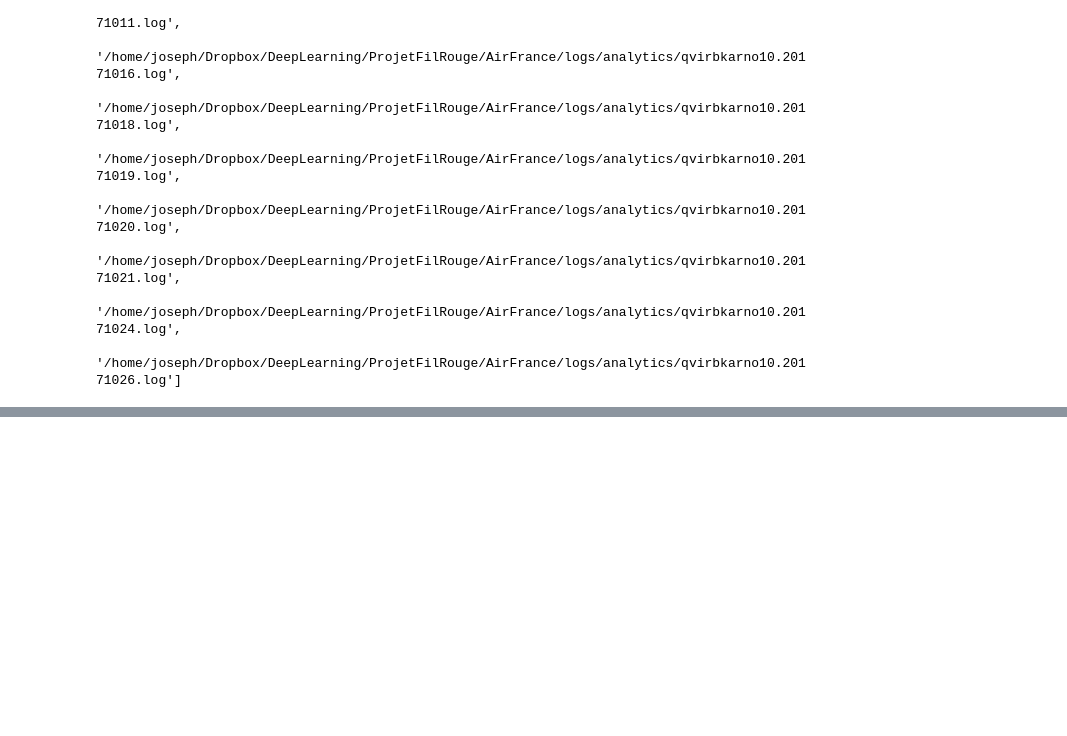
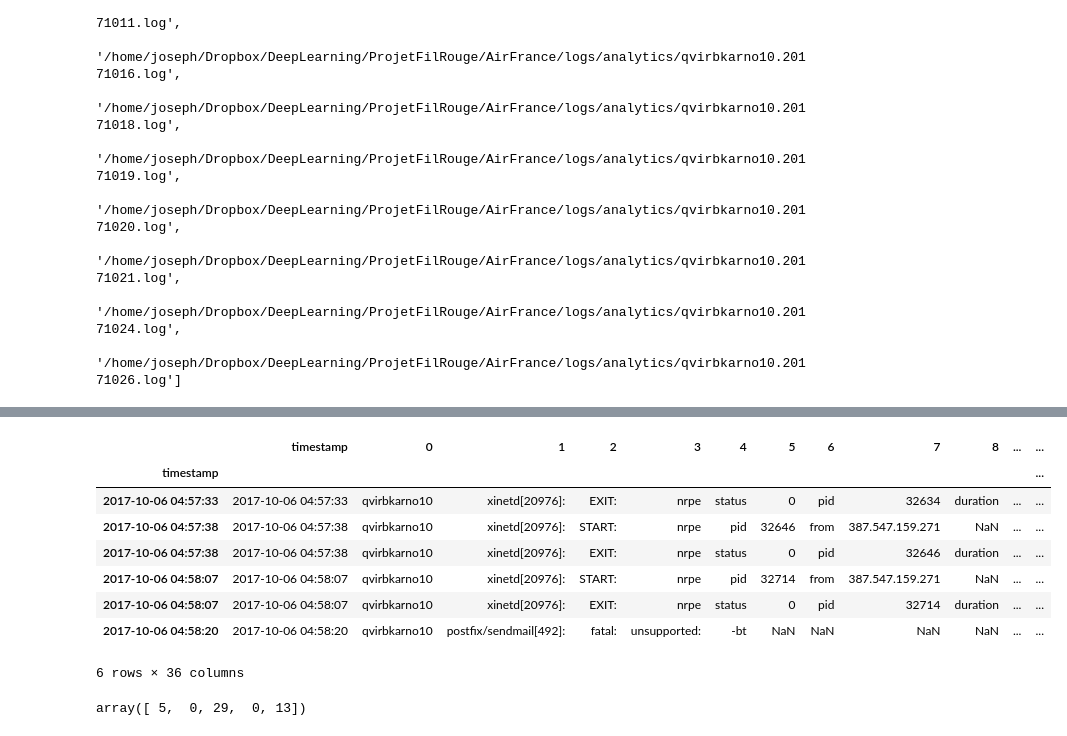
Before and after one commit to TheAmazonLogTeam/LogKiller, a Jupyter notebook: test_time_series.ipynb, the cells around one changed output, grey strips where cells are left out. Cells and saved outputs as stored; diff of their text form; code cells hidden in the pictures; blank space fills up the shorter version.

```diff
--- a/test_time_series.ipynb
+++ b/test_time_series.ipynb
@@ -227,0 +336,18 @@ array([ 0,  1,  2,  3,  4,  5,  6,  7,  8,  9, 10, 11, 12, 13, 14, 15, 16,
+# %%
+ streaming_data_list[0].index = pd.to_datetime(streaming_data_list[0].timestamp, format='%Y-%m-%d %H:%M:%S')
+# %%
+ streaming_data_list[0]
+# %% [output]
+|  | timestamp | 0 | 1 | 2 | 3 | 4 | 5 | 6 | 7 | 8 | ... | ... |
+| timestamp |  |  |  |  |  |  |  |  |  |  |  | ... |
+| 2017-10-06 04:57:33 | 2017-10-06 04:57:33 | qvirbkarno10 | xinetd[20976]: | EXIT: | nrpe | status | 0 | pid | 32634 | duration | ... | ... |
+| 2017-10-06 04:57:38 | 2017-10-06 04:57:38 | qvirbkarno10 | xinetd[20976]: | START: | nrpe | pid | 32646 | from | 387.547.159.271 | NaN | ... | ... |
+| 2017-10-06 04:57:38 | 2017-10-06 04:57:38 | qvirbkarno10 | xinetd[20976]: | EXIT: | nrpe | status | 0 | pid | 32646 | duration | ... | ... |
+| 2017-10-06 04:58:07 | 2017-10-06 04:58:07 | qvirbkarno10 | xinetd[20976]: | START: | nrpe | pid | 32714 | from | 387.547.159.271 | NaN | ... | ... |
+| 2017-10-06 04:58:07 | 2017-10-06 04:58:07 | qvirbkarno10 | xinetd[20976]: | EXIT: | nrpe | status | 0 | pid | 32714 | duration | ... | ... |
+| 2017-10-06 04:58:20 | 2017-10-06 04:58:20 | qvirbkarno10 | postfix/sendmail[492]: | fatal: | unsupported: | -bt | NaN | NaN | NaN | NaN | ... | ... |
+6 rows × 36 columns
+# %%
+(streaming_data_list[0].index[1:] -  streaming_data_list[0].index[:-1]).seconds.values
+# %% [output]
+array([ 5,  0, 29,  0, 13])
```
Also changed, not shown: parts of 30 cells of this notebook, 2 other files.
